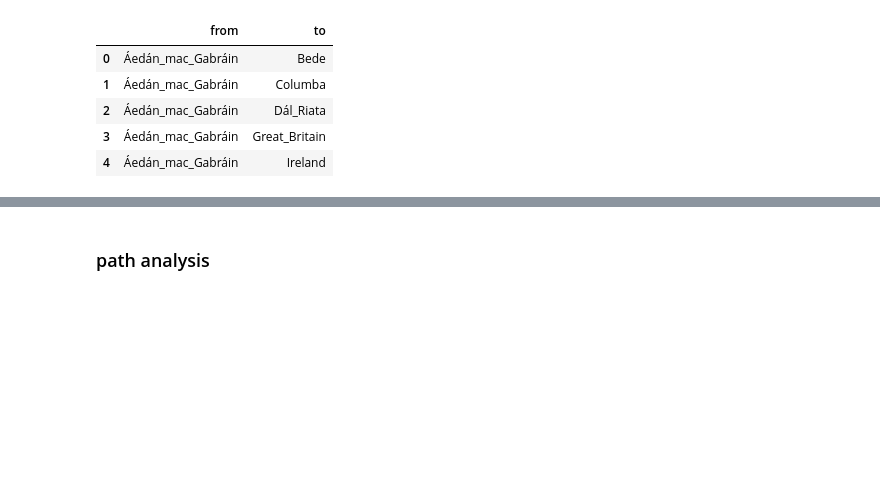
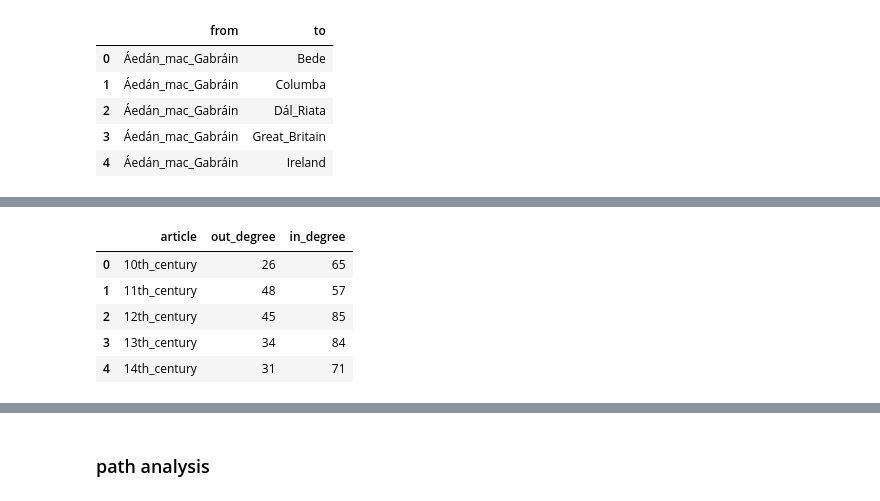
Before and after one commit to epfl-ada/ada-2024-project-genshinstart, a Jupyter notebook: results.ipynb, the cells around one changed output, grey strips where cells are left out. Saved outputs shown, nothing was run; the diff lists cells and outputs as text; code cells hidden in the pictures; blank space fills up the shorter version.

Commit message:
Add: analyzed links.tsv

```diff
--- a/results.ipynb
+++ b/results.ipynb
@@ -162,0 +171,4 @@ links.head()
+# %%
+out_degree = links['from'].value_counts().reset_index()
+out_degree.columns = ['article', 'out_degree']
+out_degree.head()
@@ -162,0 +182,4 @@ links.head()
+# %%
+in_degree = links['to'].value_counts().reset_index()
+in_degree.columns = ['article', 'in_degree']
+in_degree.head()
@@ -162,0 +193,12 @@ links.head()
+# %%
+degree_df = pd.merge(out_degree, in_degree, on='article', how='outer').fillna(0)
+degree_df['out_degree'] = degree_df['out_degree'].astype(int)
+degree_df['in_degree'] = degree_df['in_degree'].astype(int)
+degree_df.head()
+# %% [output]
+|  | article | out_degree | in_degree |
+| 0 | 10th_century | 26 | 65 |
+| 1 | 11th_century | 48 | 57 |
+| 2 | 12th_century | 45 | 85 |
+| 3 | 13th_century | 34 | 84 |
+| 4 | 14th_century | 31 | 71 |
```
Also changed, not shown: parts of 6 cells of this notebook.
